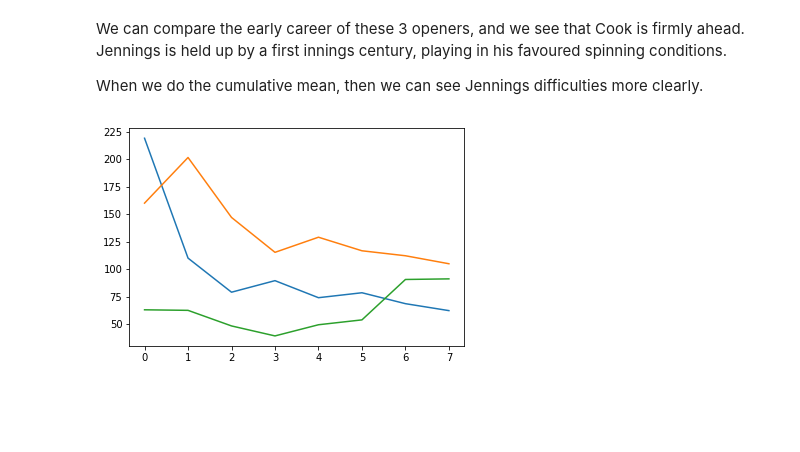
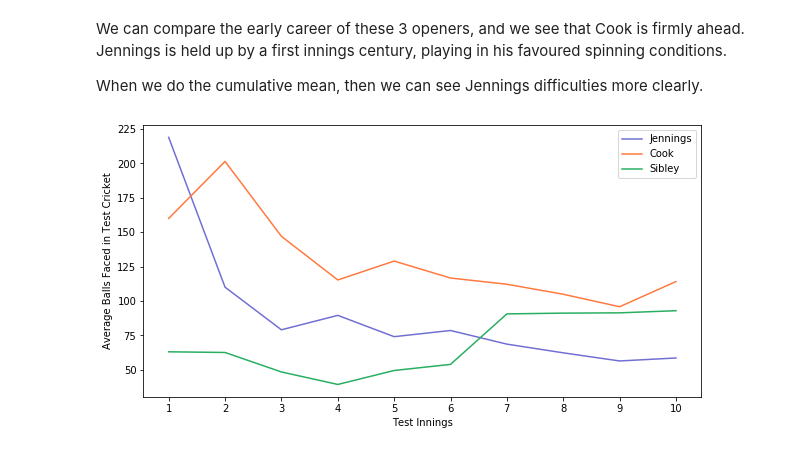
Before and after one commit to willcanniford/cricketer-analysis, a Jupyter notebook: sibley.ipynb, the cells around one changed output. Cells and saved outputs as stored; diff of their text form; code cells hidden in the pictures; blank space fills up the shorter version.

```diff
--- a/sibley.ipynb
+++ b/sibley.ipynb
@@ -127,0 +135,25 @@ plt.show()
+# %%
+n_innings = 10
+
+jennings_n_innings = jenning_innings.iloc[:n_innings]
+cook_n_innings = cook_innings.iloc[:n_innings]
+sib_n_innings = sibley_innings.iloc[:n_innings]
+
+jennings_col = '#706fd3'
+cook_col = '#ff793f'
+sib_col = '#27ae60'
+# %%
+fig, ax = plt.subplots(figsize=(10,5))
+
+jennings_cumsum = jennings_n_innings.BF.cumsum().rename('Jennings')
+cook_cumsum = cook_n_innings.BF.cumsum().rename('Cook')
+sib_cumsum = sib_n_innings.BF.cumsum().rename('Sibley')
+
+plt.plot(jennings_cumsum, label='Jennings', c=jennings_col)
+plt.plot(cook_cumsum, label='Cook', c=cook_col)
+plt.plot(sib_cumsum, label='Sibley', c=sib_col)
+plt.xticks(sib_cumsum.index, sib_cumsum.index + 1)
+plt.xlabel('Test Innings')
+plt.ylabel('Total Balls Faced in Test Cricket')
+plt.legend()
+plt.show()
@@ -130,9 +164,22 @@ We can compare the early career of these 3 openers, and we see that Cook is firm
 
 When we do the cumulative mean, then we can see Jennings difficulties more clearly.
 # %%
-plt.plot(jennings_8.BF.cumsum() / (np.arange(len(jennings_8)) + 1))
-plt.plot(cook_8.BF.cumsum() / (np.arange(len(cook_8)) + 1))
-plt.plot(sib_8.BF.cumsum() / (np.arange(len(sib_8)) + 1))
+fig, ax = plt.subplots(figsize=(10,5))
+
+plt.plot(jennings_n_innings.BF.cumsum() / (np.arange(len(jennings_n_innings)) + 1),
+         label='Jennings',
+         c=jennings_col)
+plt.plot(cook_n_innings.BF.cumsum() / (np.arange(len(cook_n_innings)) + 1),
+         label='Cook',
+         c=cook_col)
+plt.plot(sib_n_innings.BF.cumsum() / (np.arange(len(sib_n_innings)) + 1),
+         label='Sibley',
+         c=sib_col)
+
+plt.xticks(sib_cumsum.index, sib_cumsum.index + 1)
+plt.xlabel('Test Innings')
+plt.ylabel('Average Balls Faced in Test Cricket')
+plt.legend()
 plt.show()
 # %% [output]
-[figure, old version]
+[figure, new version]
```
Also changed, not shown: parts of 20 cells of this notebook.
